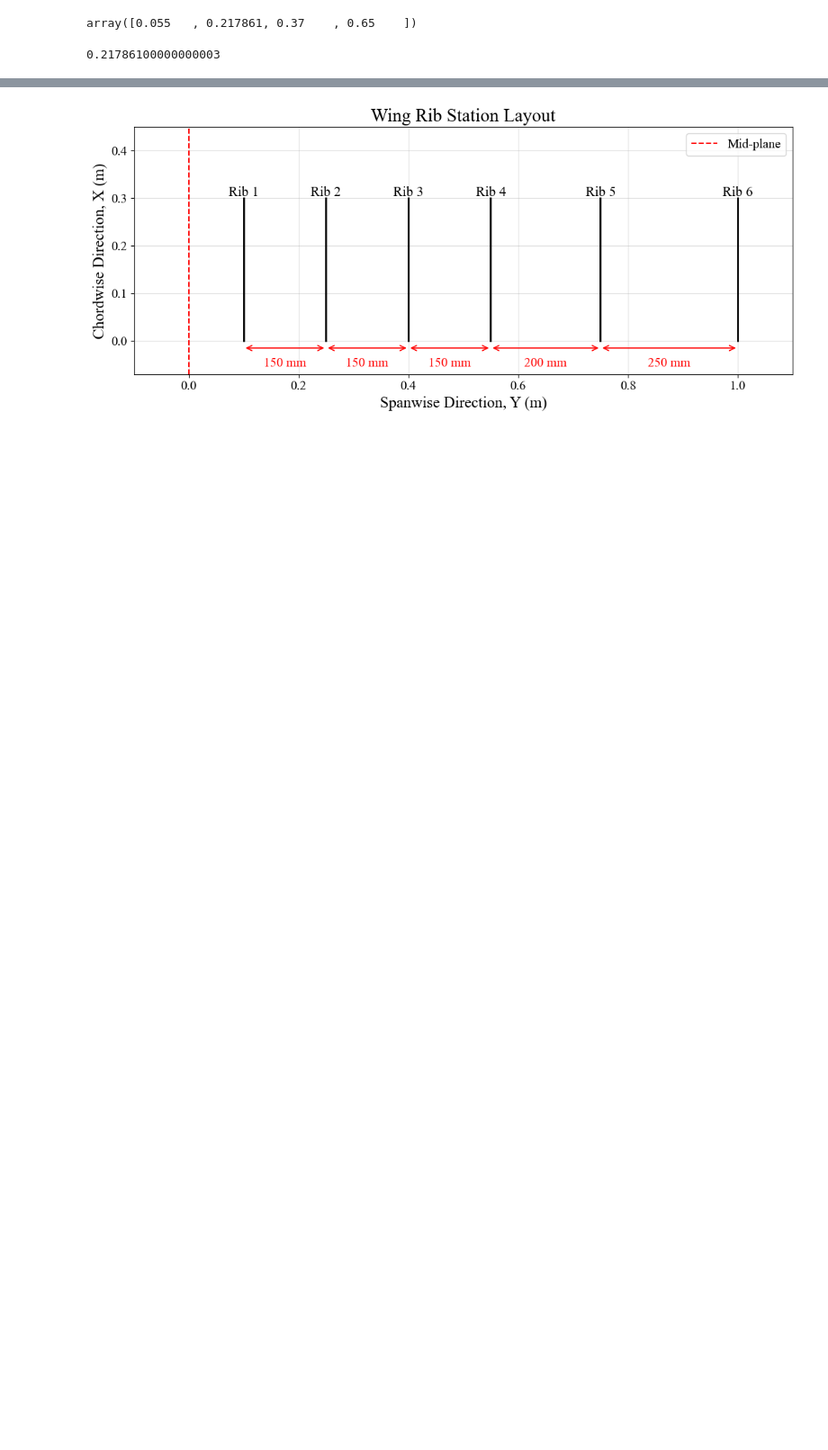
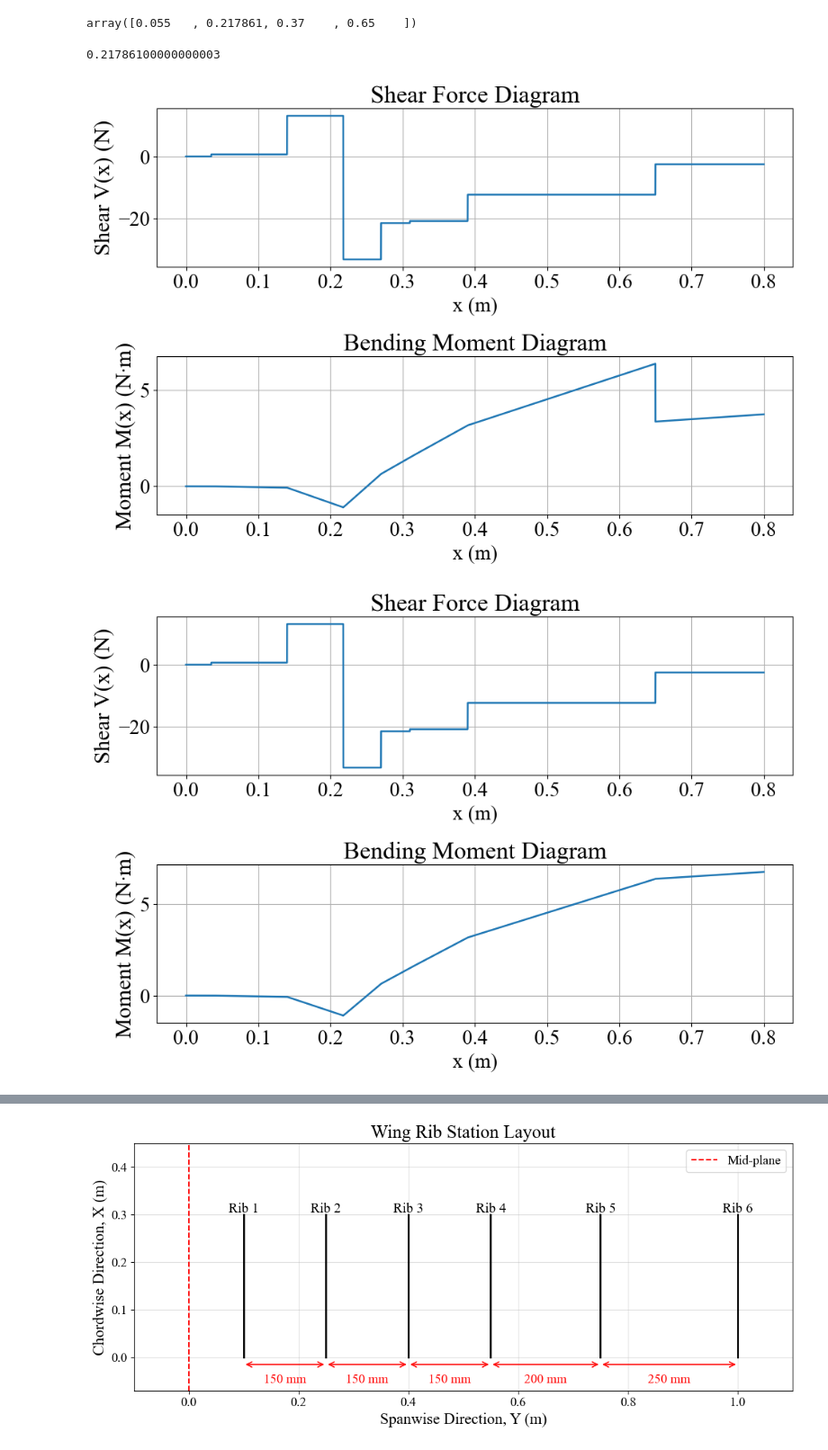
Before and after one commit to abhijeetmangela/skunk_works, a Jupyter notebook: AS5100_MP/temp/airfoil_shearflow.ipynb, the cells around one changed output, grey strips where cells are left out. Shown at 90% size. Saved outputs shown, nothing was run; the diff lists cells and outputs as text; code cells hidden in the pictures; blank space fills up the shorter version.

```diff
--- a/AS5100_MP/temp/airfoil_shearflow.ipynb
+++ b/AS5100_MP/temp/airfoil_shearflow.ipynb
@@ -1084,7 +1105,7 @@ def sfd_bmd_fuse(L, p_pos, p_mag, m_pos=None, m_mag=None, npts=5000):
     ind = p_pos[:, np.newaxis] <= x_grid[np.newaxis, :]
 
     # Sum all point loads encountered
-    V = np.sum(
+    V = -np.sum(
         p_mag[:, np.newaxis] * ind,
         axis=0
     )
@@ -1115,18 +1136,20 @@ def sfd_bmd_fuse(L, p_pos, p_mag, m_pos=None, m_mag=None, npts=5000):
 
 
     # PLOT SFD AND BMD
+    #plt.rcParams.update({'font.size': 20})
 
     fig, axes = plt.subplots(2, 1, figsize=(10, 7))
-
+    font_size = 20
     # -------------------------
     # Shear Force Diagram
     # -------------------------
 
     axes[0].plot(x_grid, V, linewidth=1.8)
 
-    axes[0].set_xlabel("x (m)")
-    axes[0].set_ylabel("Shear V(x) (N)")
-    axes[0].set_title("Shear Force Diagram")
+    axes[0].set_xlabel("x (m)", fontsize=font_size)
+    axes[0].set_ylabel("Shear V(x) (N)",fontsize=font_size+2)
+    axes[0].set_title("Shear Force Diagram", fontsize=font_size+4)
+    axes[0].tick_params(axis='both', which='major', labelsize=font_size)
     axes[0].grid(True)
 
     # -------------------------
@@ -1135,12 +1158,14 @@ def sfd_bmd_fuse(L, p_pos, p_mag, m_pos=None, m_mag=None, npts=5000):
 
     axes[1].plot(x_grid, M, linewidth=1.8)
 
-    axes[1].set_xlabel("x (m)")
-    axes[1].set_ylabel("Moment M(x) (N·m)")
-    axes[1].set_title("Bending Moment Diagram")
+    axes[1].set_xlabel("x (m)", fontsize=font_size)
+    axes[1].set_ylabel("Moment M(x) (N·m)", fontsize=font_size+2)
+    axes[1].set_title("Bending Moment Diagram", fontsize=font_size+4)
+    axes[1].tick_params(axis='both', which='major', labelsize=font_size)
     axes[1].grid(True)
 
     plt.tight_layout()
+    plt.savefig('sfd_bmd_fuse.png', dpi=300)
     plt.show()
 
     return x_grid, V, M
@@ -1166,6 +1191,11 @@ x, V, M = sfd_bmd_fuse(
     p_mag,
     m_pos,
     m_mag
+)
+x, V, M = sfd_bmd_fuse(
+    L,
+    p_pos,
+    p_mag
 )
 
 V_max = np.max(np.abs(V))       # N
@@ -1238,30 +1268,32 @@ Ra = 1 # fixed support
 Kss = 5.34 + 4 * (b / a)**2
 
 F_cr = (
     Kss * np.pi**2 * E
     / (12 * (1 - nu**2))
 ) * (t / b)**2 * Ra # Pa
 
 F_cr = F_cr / FOS
 
 # Buckling Check
 print(f"F_cr    = {F_cr:.6e} Pa")
 print(f"tau_max = {tau_max:.6e} Pa")
 
 if tau_max > F_cr:
     print("Buckled")
 else:
     print("Not Buckled")
 
 print("\n------ Results ------")
 print(f"V_max   = {V_max:.4f} N")
 print(f"M_max   = {M_max:.4f} N.m")
 print(f"I_skin  = {I_skin:.6e} m^4")
 print(f"I_boom  = {I_boom:.6e} m^4")
 print(f"I_req   = {I_req:.6e} m^4")
 print(f"I_xx    = {I_xx:.6e} m^4")
 print(f"q_max   = {q_max:.6f} N/m")
 print(f"tau_max = {tau_max:.6e} Pa")
 print(f"Kss     = {Kss:.6f}")
 print(f"F_cr    = {F_cr:.6e} Pa")
 # %% [output]
+[figure, added]
+[figure, added]
```
Also changed, not shown: parts of 15 cells of this notebook, 20 other files.
